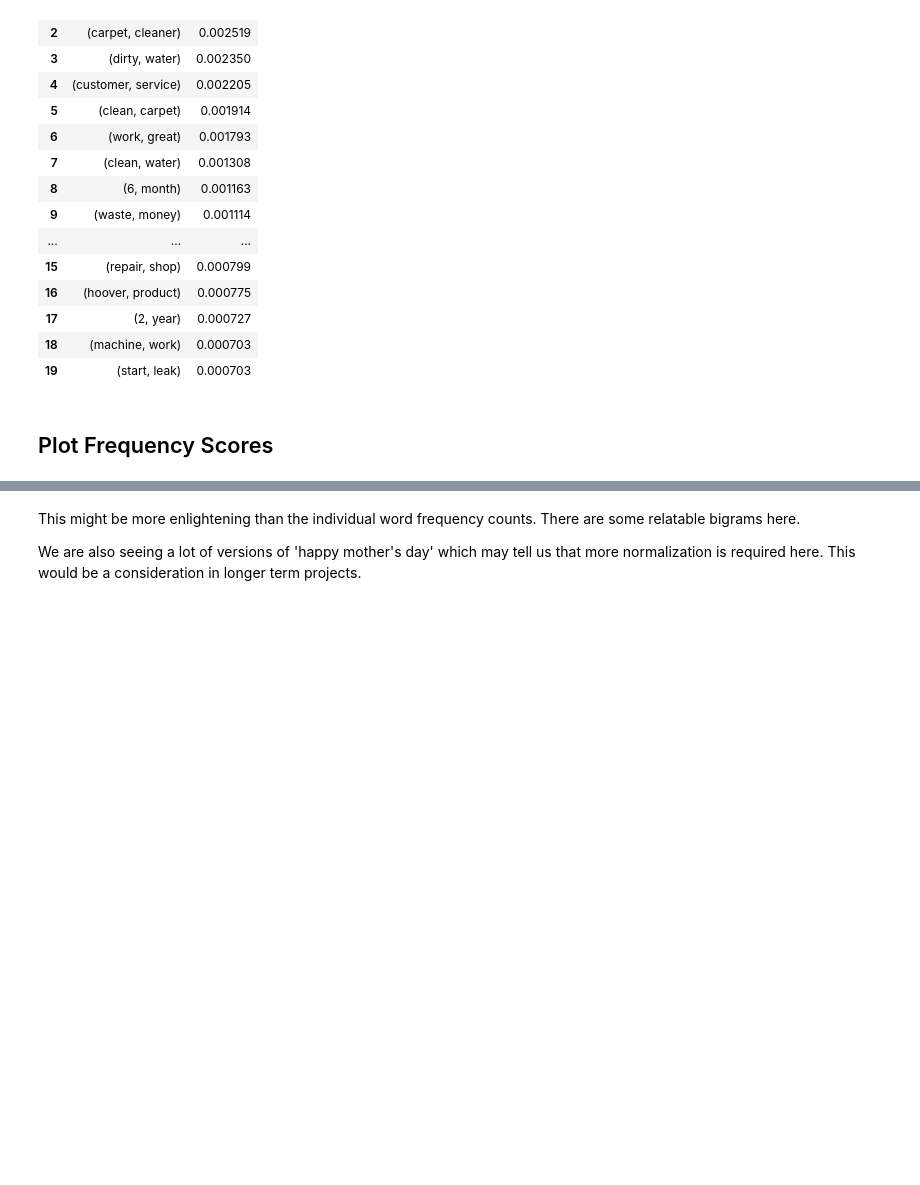
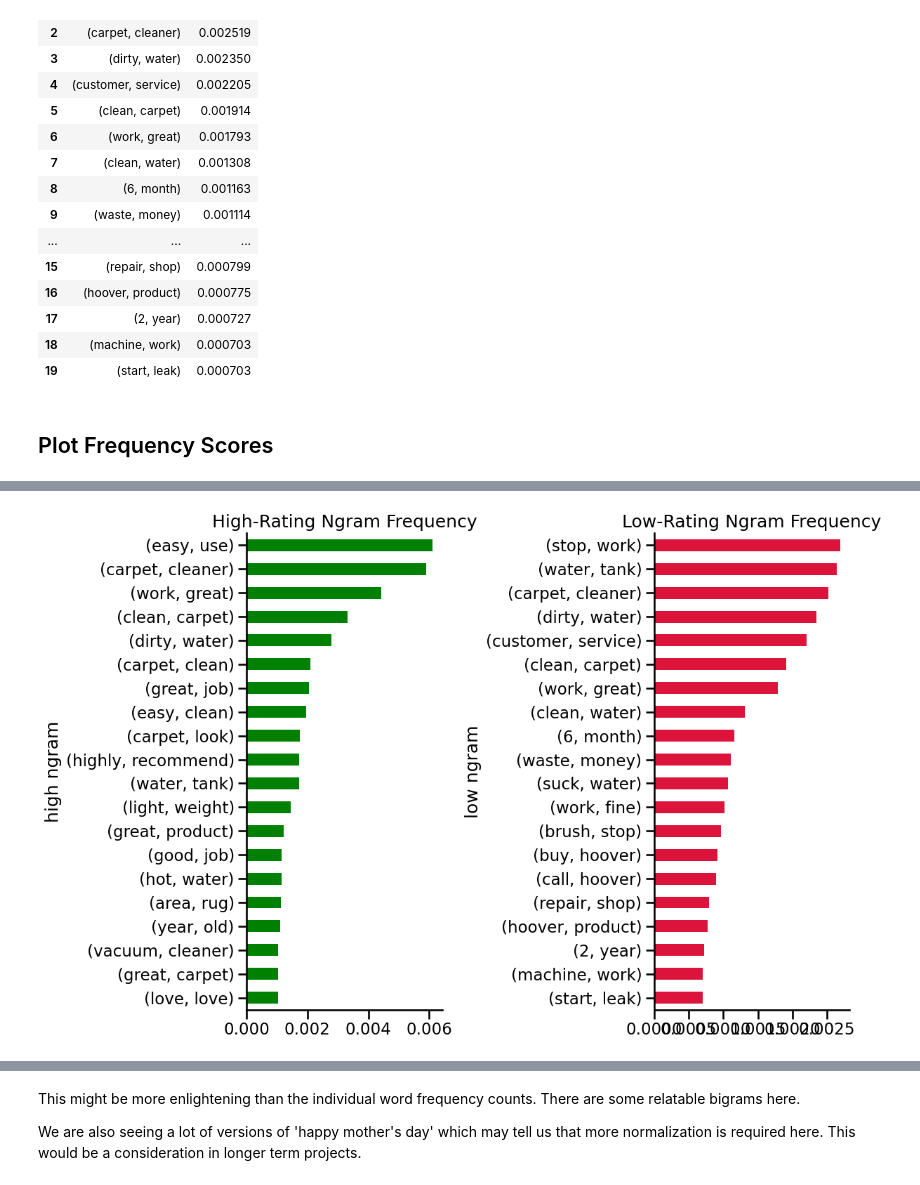
Before and after one commit to purvikansara/adv-ml-wk01-nlp-codealongs, a Jupyter notebook: Lecture 2-Amazon/SOLUTIONS-Amazon-W01L02-nlp-analysis-and-classification.ipynb, the cells around one changed output, grey strips where cells are left out. Saved outputs shown, nothing was run; the diff lists cells and outputs as text; code cells hidden in the pictures; blank space fills up the shorter version.

```diff
--- a/Lecture 2-Amazon/SOLUTIONS-Amazon-W01L02-nlp-analysis-and-classification.ipynb
+++ b/Lecture 2-Amazon/SOLUTIONS-Amazon-W01L02-nlp-analysis-and-classification.ipynb
@@ -533,0 +607,29 @@ plt.tight_layout()
+# %%
+def plot_group_ngrams( low_ngram_scores, high_ngram_scores,
+                       plot_col_low="low score",top_n=20,
+                      plot_col_high="high score",figsize=(12, 8),):
+    # Get top n ngrams for both groups (set index for easier pandas plotting)
+    top_n_ngrams_high = high_ngram_scores.set_index("high ngram").head(top_n)
+    top_n_ngrams_low = low_ngram_scores.set_index("low ngram").head(top_n)
+
+    ## Plot the ngram frequencies
+    fig, axes = plt.subplots(ncols=2, figsize=figsize)
+    #
+    top_n_ngrams_high[plot_col_high].sort_values().plot(
+        kind="barh", title="High-Rating Ngram Frequency", ax=axes[0], color="green"
+    )
+
+    top_n_ngrams_low[plot_col_low].sort_values().plot(
+        kind="barh", title="Low-Rating Ngram Frequency", color="crimson", ax=axes[1]
+    )
+    for ax in axes:
+        ax.spines["top"].set_visible(False)  # Remove the top spine
+        ax.spines["right"].set_visible(False)  # Remove the right spine
+
+    fig.tight_layout()
+    return fig
+# %%
+with sns.plotting_context('talk'):
+    fig = plot_group_ngrams(low_ngram_scores_df, high_ngram_scores_df)
+# %% [output]
+[figure, added]
```
Also changed, not shown: parts of 41 cells of this notebook, 1 other file.
